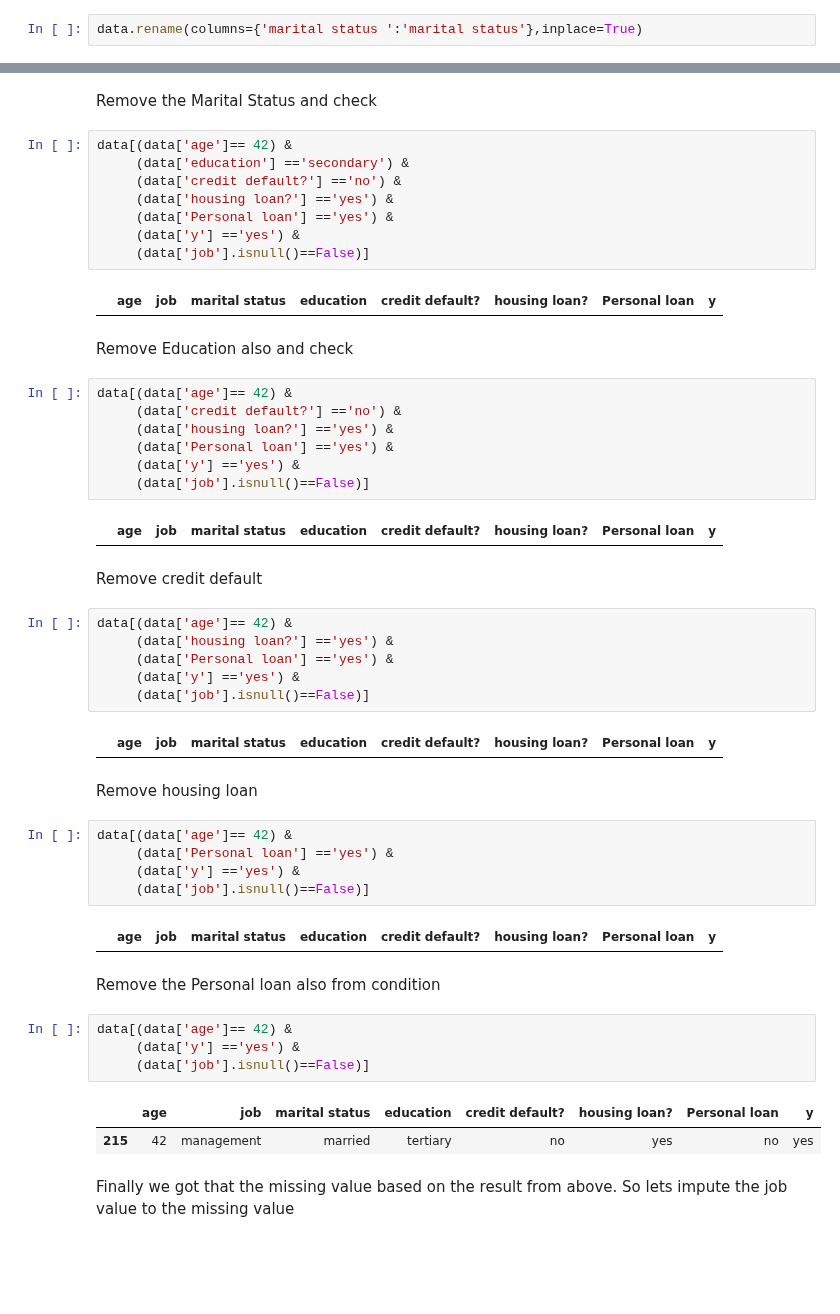
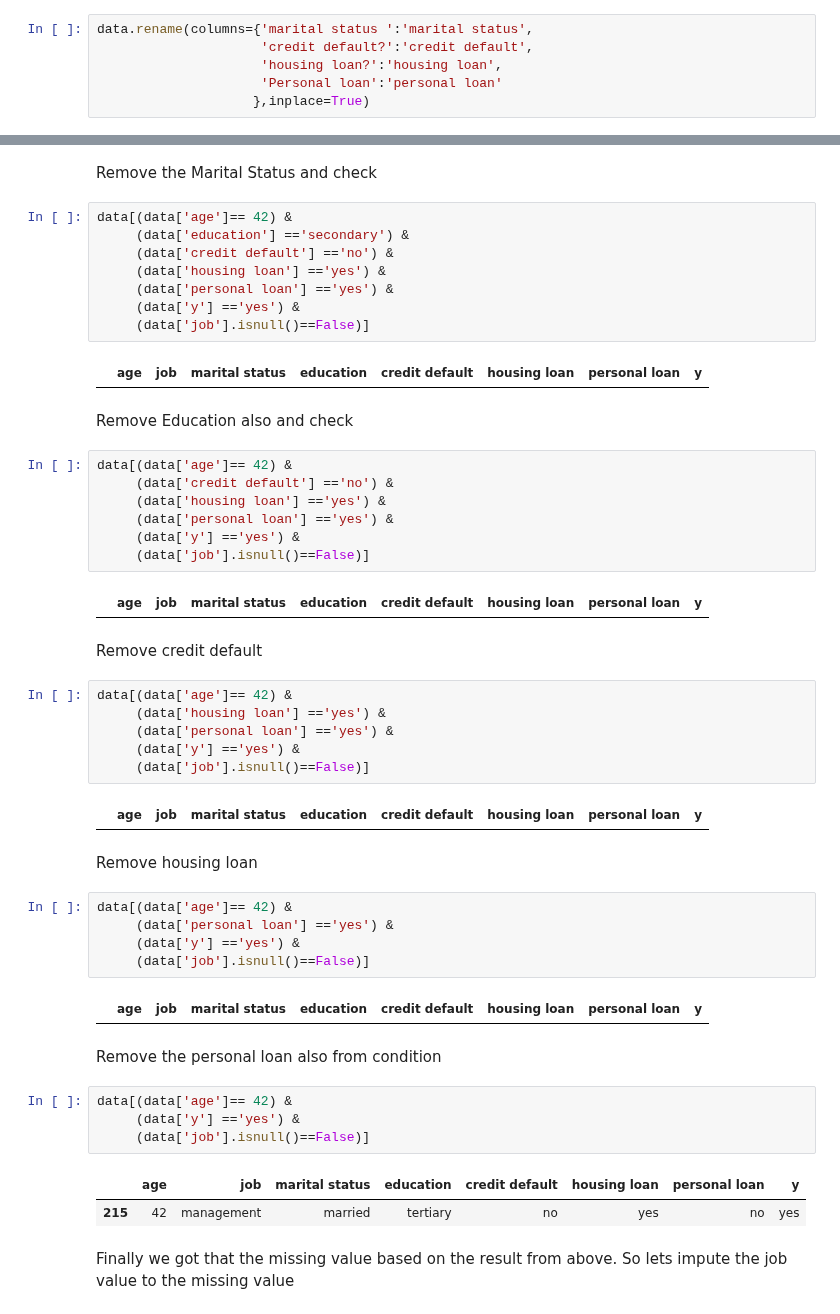
Before and after one commit to lokeshkumarn/Notebooks, a Jupyter notebook: BankTermDeposit.ipynb, the cells around one changed output, grey strips where cells are left out. Drawn from its saved outputs; the diff is of its cells as text; blank space fills up the shorter version.

```diff
--- a/BankTermDeposit.ipynb
+++ b/BankTermDeposit.ipynb
@@ -36,7 +36,11 @@ Index(['age', 'job', 'marital status ', 'education', 'credit default?',
 # %% [markdown]
 Column Marital Status is having extra space in the end, just rename it without space in the end
 # %%
-data.rename(columns={'marital status ':'marital status'},inplace=True)
+data.rename(columns={'marital status ':'marital status',
+                     'credit default?':'credit default',
+                     'housing loan?':'housing loan',
+                     'Personal loan':'personal loan'
+                    },inplace=True)
 # %%
 data.info()
 # %% [output]
@@ -150,51 +154,51 @@ Remove the Marital Status and check
 # %%
 data[(data['age']== 42) &
      (data['education'] =='secondary') &
-     (data['credit default?'] =='no') &
-     (data['housing loan?'] =='yes') &
-     (data['Personal loan'] =='yes') &
+     (data['credit default'] =='no') &
+     (data['housing loan'] =='yes') &
+     (data['personal loan'] =='yes') &
      (data['y'] =='yes') &
      (data['job'].isnull()==False)]
 # %% [output]
-|  | age | job | marital status | education | credit default? | housing loan? | Personal loan | y |
+|  | age | job | marital status | education | credit default | housing loan | personal loan | y |
 # %% [markdown]
 Remove Education also and check
 # %%
 data[(data['age']== 42) &
-     (data['credit default?'] =='no') &
-     (data['housing loan?'] =='yes') &
-     (data['Personal loan'] =='yes') &
+     (data['credit default'] =='no') &
+     (data['housing loan'] =='yes') &
+     (data['personal loan'] =='yes') &
      (data['y'] =='yes') &
      (data['job'].isnull()==False)]
 # %% [output]
-|  | age | job | marital status | education | credit default? | housing loan? | Personal loan | y |
+|  | age | job | marital status | education | credit default | housing loan | personal loan | y |
 # %% [markdown]
 Remove credit default
 # %%
 data[(data['age']== 42) &
-     (data['housing loan?'] =='yes') &
-     (data['Personal loan'] =='yes') &
+     (data['housing loan'] =='yes') &
+     (data['personal loan'] =='yes') &
      (data['y'] =='yes') &
      (data['job'].isnull()==False)]
 # %% [output]
-|  | age | job | marital status | education | credit default? | housing loan? | Personal loan | y |
+|  | age | job | marital status | education | credit default | housing loan | personal loan | y |
 # %% [markdown]
 Remove housing loan
 # %%
 data[(data['age']== 42) &
-     (data['Personal loan'] =='yes') &
+     (data['personal loan'] =='yes') &
      (data['y'] =='yes') &
      (data['job'].isnull()==False)]
 # %% [output]
-|  | age | job | marital status | education | credit default? | housing loan? | Personal loan | y |
+|  | age | job | marital status | education | credit default | housing loan | personal loan | y |
 # %% [markdown]
-Remove the Personal loan also from condition
+Remove the personal loan also from condition
 # %%
 data[(data['age']== 42) &
      (data['y'] =='yes') &
      (data['job'].isnull()==False)]
 # %% [output]
-|  | age | job | marital status | education | credit default? | housing loan? | Personal loan | y |
+|  | age | job | marital status | education | credit default | housing loan | personal loan | y |
 | 215 | 42 | management | married | tertiary | no | yes | no | yes |
 # %% [markdown]
 Finally we got that the missing value based on the result from above. So lets impute the job value to the missing value
```
Also changed, not shown: parts of 65 cells of this notebook.
